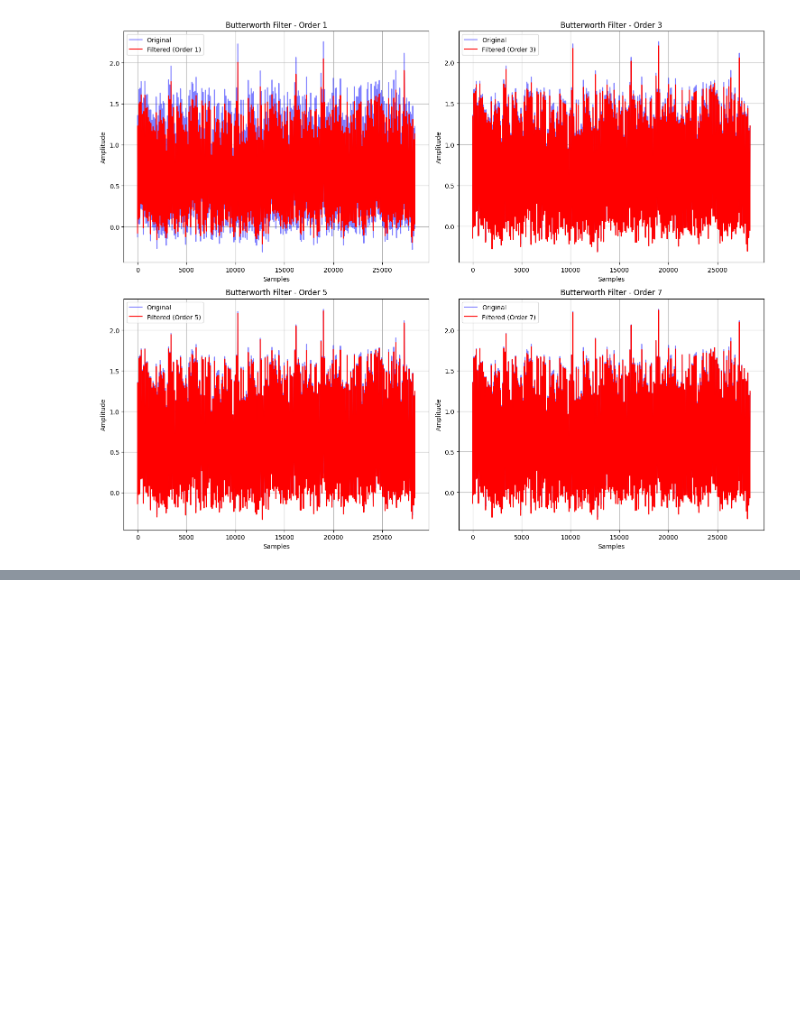
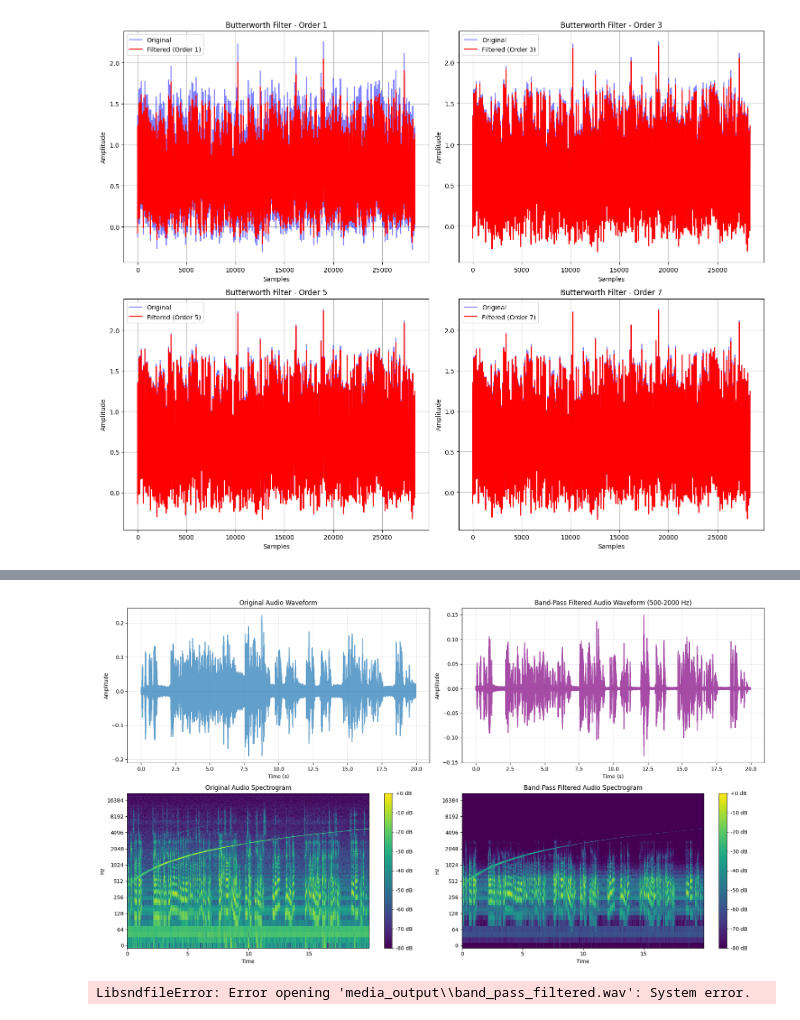
Before and after one commit to GhiffariIs/IF3024-HO2, a Jupyter notebook: 122140189.ipynb, the cells around one changed output, grey strips where cells are left out. Cells and saved outputs as stored; diff of their text form; code cells hidden in the pictures; blank space fills up the shorter version.

```diff
--- a/122140189.ipynb
+++ b/122140189.ipynb
@@ -108,0 +264,59 @@ Pada hasil plot berikut, setelah dilakukan filtering dengan nilai orde, sinyal y
+# %%
+def band_pass_filter(audio_data, sr, lowcut=500, highcut=2000):
+
+    # Create a bandpass Butterworth filter
+    b, a = signal.butter(2, [lowcut, highcut], btype='band', fs=sr, output='ba')
+
+    # Apply the filter
+    filtered_audio = signal.lfilter(b, a, audio_data)
+
+    return filtered_audio
+
+# Apply band pass filter to the audio
+bpassed_audio = band_pass_filter(y, sr, lowcut=250, highcut=600)
+# %%
+# Visualize the original and band-pass filtered audio
+plt.figure(figsize=(18, 10))
+
+# Time axis for plotting
+time_axis = np.linspace(0, len(y) / sr, len(y))
+
+# Plot the waveform comparison
+plt.subplot(2, 2, 1)
+plt.plot(time_axis, y, label='Original', alpha=0.7)
+plt.title('Original Audio Waveform')
+plt.xlabel('Time (s)')
+plt.ylabel('Amplitude')
+plt.grid(alpha=0.3)
+
+plt.subplot(2, 2, 2)
+plt.plot(time_axis, bpassed_audio, label='Band-Pass Filtered', color='purple', alpha=0.7)
+plt.title('Band-Pass Filtered Audio Waveform (500-2000 Hz)')
+plt.xlabel('Time (s)')
+plt.ylabel('Amplitude')
+plt.grid(alpha=0.3)
+
+# Calculate and plot the spectrogram of the original audio
+plt.subplot(2, 2, 3)
+D_original = librosa.amplitude_to_db(np.abs(librosa.stft(y)), ref=np.max)
+librosa.display.specshow(D_original, sr=sr, x_axis='time', y_axis='log', cmap='viridis')
+plt.colorbar(format='%+2.0f dB')
+plt.title('Original Audio Spectrogram')
+
+# Calculate and plot the spectrogram of the band-pass filtered audio
+plt.subplot(2, 2, 4)
+D_filtered = librosa.amplitude_to_db(np.abs(librosa.stft(bpassed_audio)), ref=np.max)
+librosa.display.specshow(D_filtered, sr=sr, x_axis='time', y_axis='log', cmap='viridis')
+plt.colorbar(format='%+2.0f dB')
+plt.title('Band-Pass Filtered Audio Spectrogram')
+
+plt.tight_layout()
+plt.show()
+# %% [output]
+[figure, added]
+# %%
+# Save the band-pass filtered audio
+output_path = os.path.join('media_output', 'band_pass_filtered.wav')
+sf.write(output_path, bpassed_audio, sr)
+# %% [output]
+LibsndfileError: Error opening 'media_output\\band_pass_filtered.wav': System error.
```
Also changed, not shown: parts of 11 cells of this notebook, 1 other file.
